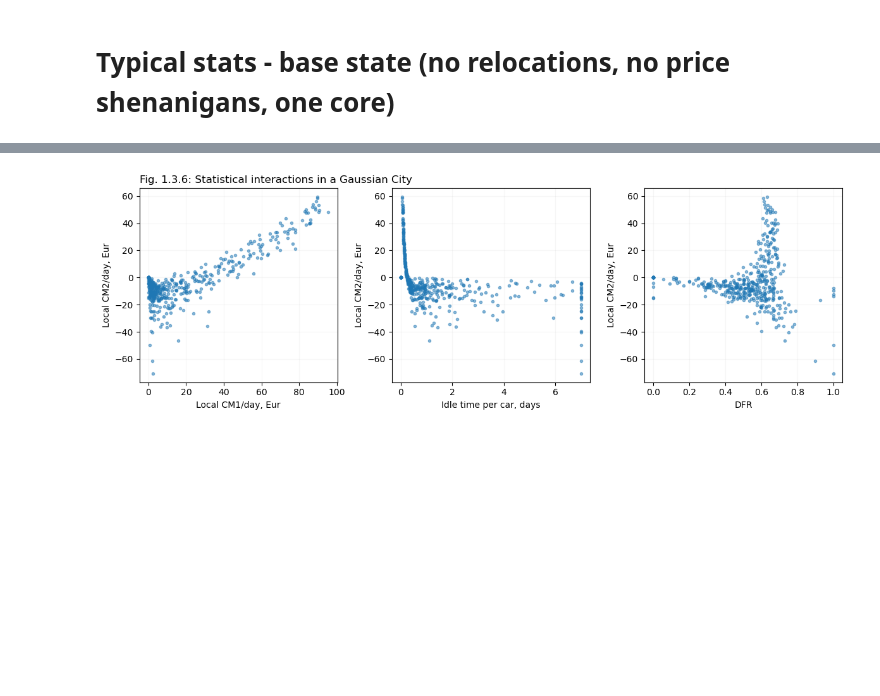
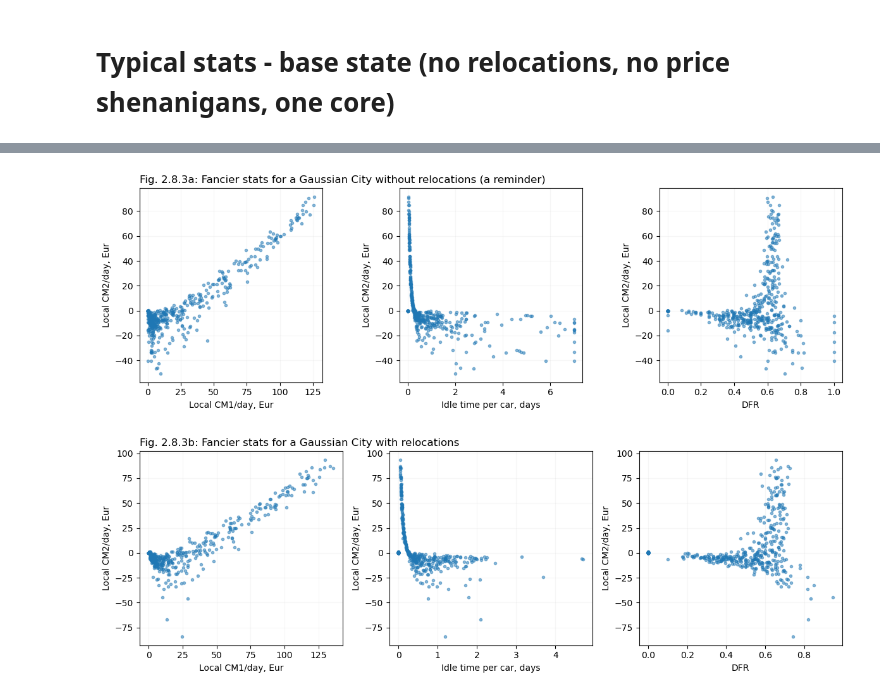
Before and after one commit to khakhalin/carsharing101, a Jupyter notebook: scripts/02relos_08city.ipynb, the cells around one changed output, grey strips where cells are left out. Drawn from its saved outputs; the diff is of its cells as text; code cells hidden in the pictures; blank space fills up the shorter version.

Commit message:
Relocations in the city, troubleshooting cm1

```diff
--- a/scripts/02relos_08city.ipynb
+++ b/scripts/02relos_08city.ipynb
@@ -121,12 +120,17 @@ Creating a 2nd city now...
 # %%
 # Stats, use data from the previous run 👆
 
-def simple_stats_figure(city, title):
+def extract_values(city):
+    """Helper function to prep data for plots."""
     demand = city.demand.flatten()
     cm1 = city.map_cm1.flatten() / city.n_days
     cm2 = city.map_cm2.flatten() / city.n_days
     idle_times = city.map_idle_time.flatten() * city.tick_in_minutes / 60 / 24 / np.maximum(1, city.map_n_rentals.flatten())
     dfr = city.map_n_rentals.flatten() / np.maximum(1, city.map_n_appops.flatten())
+    return demand, cm1, cm2, idle_times, dfr
+
+def simple_stats_figure(city, title):
+    demand, cm1, cm2, idle_times, dfr = extract_values(city)
 
     plt.figure(figsize=(12, 3))
     plt.subplot(141)
@@ -156,6 +160,7 @@ def simple_stats_figure(city, title):
 
     plt.tight_layout();
 
-simple_stats_figure(city, "Fig. 2.8.3: Basic stats without relocations (a reminder)")
+simple_stats_figure(city0, "Fig. 2.8.2a: Basic stats without relocations (a reminder)")
 # plt.savefig("../figures/02relos_08city_03control_stats.svg", dpi=300)
+simple_stats_figure(city1, "Fig. 2.8.2b: Basic stats with relocations")
 # %% [output]
@@ -163,27 +169,33 @@ simple_stats_figure(city, "Fig. 2.8.3: Basic stats without relocations (a remind
 # %%
 # Fancier stats (from the same run)
 
-plt.figure(figsize=(12, 4))
-plt.subplot(131)
-plt.title("Fig. 1.3.6: Statistical interactions in a Gaussian City", loc='left');
-plt.plot(cm1, cm2, '.', alpha=0.5)
-plt.grid(alpha=0.1)
-plt.ylabel("Local CM2/day, Eur")
-plt.xlabel("Local CM1/day, Eur")
+def fancier_figure(city, title):
+    demand, cm1, cm2, idle_times, dfr = extract_values(city)
+    plt.figure(figsize=(12, 4))
+    plt.subplot(131)
+    plt.title(title, loc='left');
+    plt.plot(cm1, cm2, '.', alpha=0.5)
+    plt.grid(alpha=0.1)
+    plt.ylabel("Local CM2/day, Eur")
+    plt.xlabel("Local CM1/day, Eur")
 
-plt.subplot(132)
-plt.plot(np.minimum(idle_times, 7), cm2, '.', alpha=0.5)
-plt.grid(alpha=0.1)
-plt.xlabel("Idle time per car, days")
-plt.ylabel("Local CM2/day, Eur")
+    plt.subplot(132)
+    plt.plot(np.minimum(idle_times, 7), cm2, '.', alpha=0.5)
+    plt.grid(alpha=0.1)
+    plt.xlabel("Idle time per car, days")
+    plt.ylabel("Local CM2/day, Eur")
 
-plt.subplot(133)
-plt.plot(dfr, cm2, '.', alpha=0.5)
-plt.grid(alpha=0.1)
-plt.xlabel("DFR")
-plt.ylabel("Local CM2/day, Eur")
+    plt.subplot(133)
+    plt.plot(dfr, cm2, '.', alpha=0.5)
+    plt.grid(alpha=0.1)
+    plt.xlabel("DFR")
+    plt.ylabel("Local CM2/day, Eur")
 
-plt.tight_layout();
+    plt.tight_layout();
+
+fancier_figure(city0, "Fig. 2.8.3a: Fancier stats for a Gaussian City without relocations (a reminder)")
+fancier_figure(city1, "Fig. 2.8.3b: Fancier stats for a Gaussian City with relocations")
 # plt.savefig("../figures/01simple_03city_06stats2_plots.svg", dpi=300)
 # %% [output]
-[figure, old version]
+[figure, new version]
+[figure, added]
```
Also changed, not shown: parts of 3 cells of this notebook, 2 other files.
